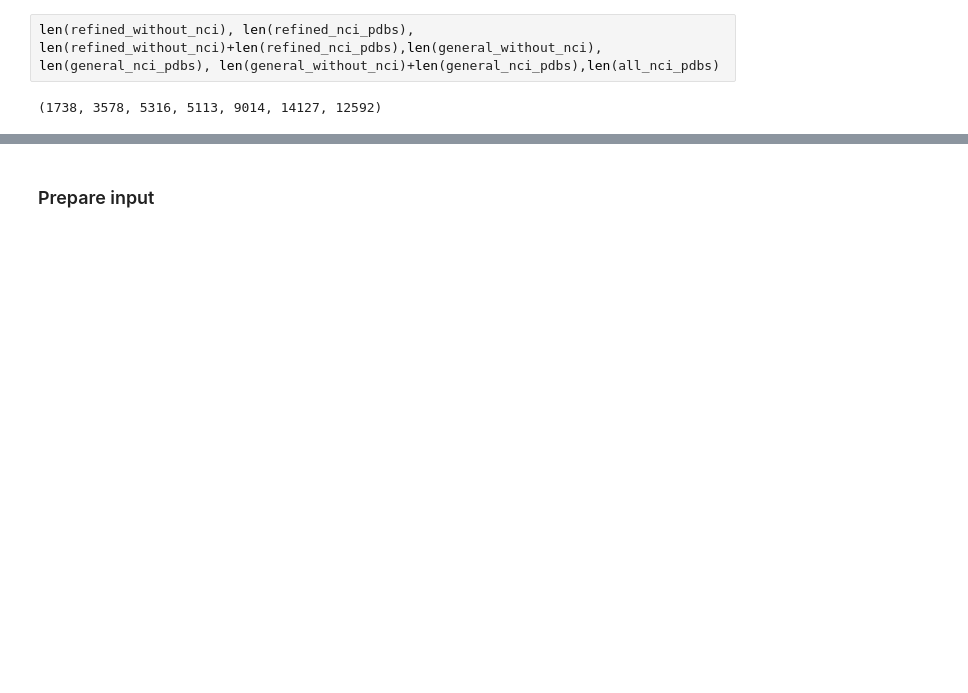
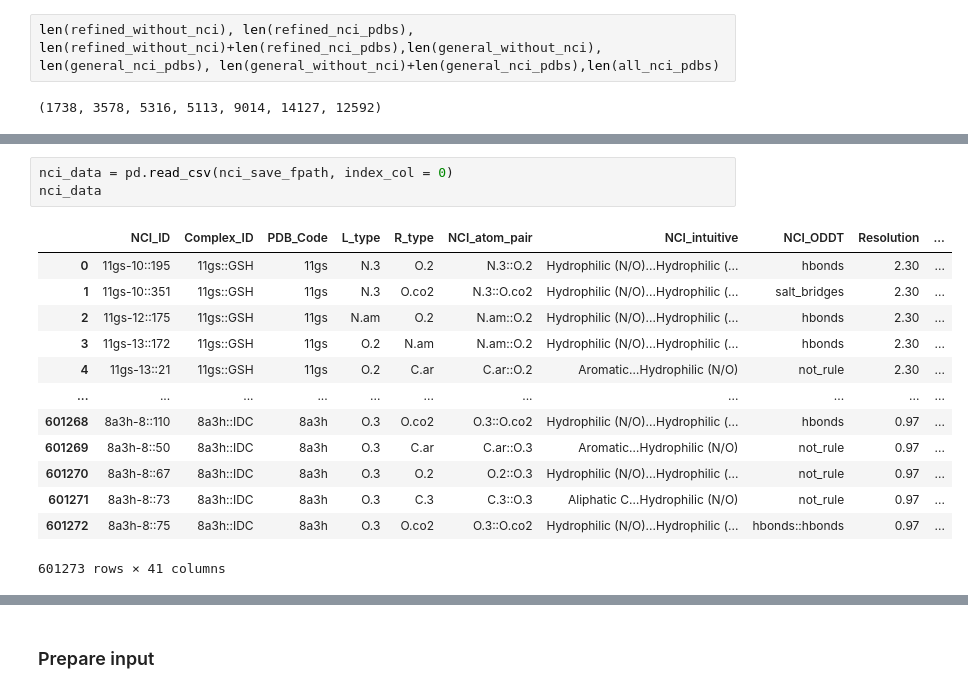
Before and after one commit to liuhaibinrobin/dockpublic, a Jupyter notebook: nciyes/sx.nciyes.process.ipynb, the cells around one changed output, grey strips where cells are left out. Drawn from its saved outputs; the diff is of its cells as text; blank space fills up the shorter version.

```diff
--- a/nciyes/sx.nciyes.process.ipynb
+++ b/nciyes/sx.nciyes.process.ipynb
@@ -160,0 +188,17 @@ len(refined_without_nci), len(refined_nci_pdbs), len(refined_without_nci)+len(re
+# %%
+nci_data = pd.read_csv(nci_save_fpath, index_col = 0)
+nci_data
+# %% [output]
+|  | NCI_ID | Complex_ID | PDB_Code | L_type | R_type | NCI_atom_pair | NCI_intuitive | NCI_ODDT | Resolution | ... |
+| 0 | 11gs-10::195 | 11gs::GSH | 11gs | N.3 | O.2 | N.3::O.2 | Hydrophilic (N/O)...Hydrophilic (... | hbonds | 2.30 | ... |
+| 1 | 11gs-10::351 | 11gs::GSH | 11gs | N.3 | O.co2 | N.3::O.co2 | Hydrophilic (N/O)...Hydrophilic (... | salt_bridges | 2.30 | ... |
+| 2 | 11gs-12::175 | 11gs::GSH | 11gs | N.am | O.2 | N.am::O.2 | Hydrophilic (N/O)...Hydrophilic (... | hbonds | 2.30 | ... |
+| 3 | 11gs-13::172 | 11gs::GSH | 11gs | O.2 | N.am | N.am::O.2 | Hydrophilic (N/O)...Hydrophilic (... | hbonds | 2.30 | ... |
+| 4 | 11gs-13::21 | 11gs::GSH | 11gs | O.2 | C.ar | C.ar::O.2 | Aromatic…Hydrophilic (N/O) | not_rule | 2.30 | ... |
+| ... | ... | ... | ... | ... | ... | ... | ... | ... | ... | ... |
+| 601268 | 8a3h-8::110 | 8a3h::IDC | 8a3h | O.3 | O.co2 | O.3::O.co2 | Hydrophilic (N/O)...Hydrophilic (... | hbonds | 0.97 | ... |
+| 601269 | 8a3h-8::50 | 8a3h::IDC | 8a3h | O.3 | C.ar | C.ar::O.3 | Aromatic…Hydrophilic (N/O) | not_rule | 0.97 | ... |
+| 601270 | 8a3h-8::67 | 8a3h::IDC | 8a3h | O.3 | O.2 | O.2::O.3 | Hydrophilic (N/O)...Hydrophilic (... | not_rule | 0.97 | ... |
+| 601271 | 8a3h-8::73 | 8a3h::IDC | 8a3h | O.3 | C.3 | C.3::O.3 | Aliphatic C…Hydrophilic (N/O) | not_rule | 0.97 | ... |
+| 601272 | 8a3h-8::75 | 8a3h::IDC | 8a3h | O.3 | O.co2 | O.3::O.co2 | Hydrophilic (N/O)...Hydrophilic (... | hbonds::hbonds | 0.97 | ... |
+601273 rows × 41 columns
```
Also changed, not shown: parts of 37 cells of this notebook.
